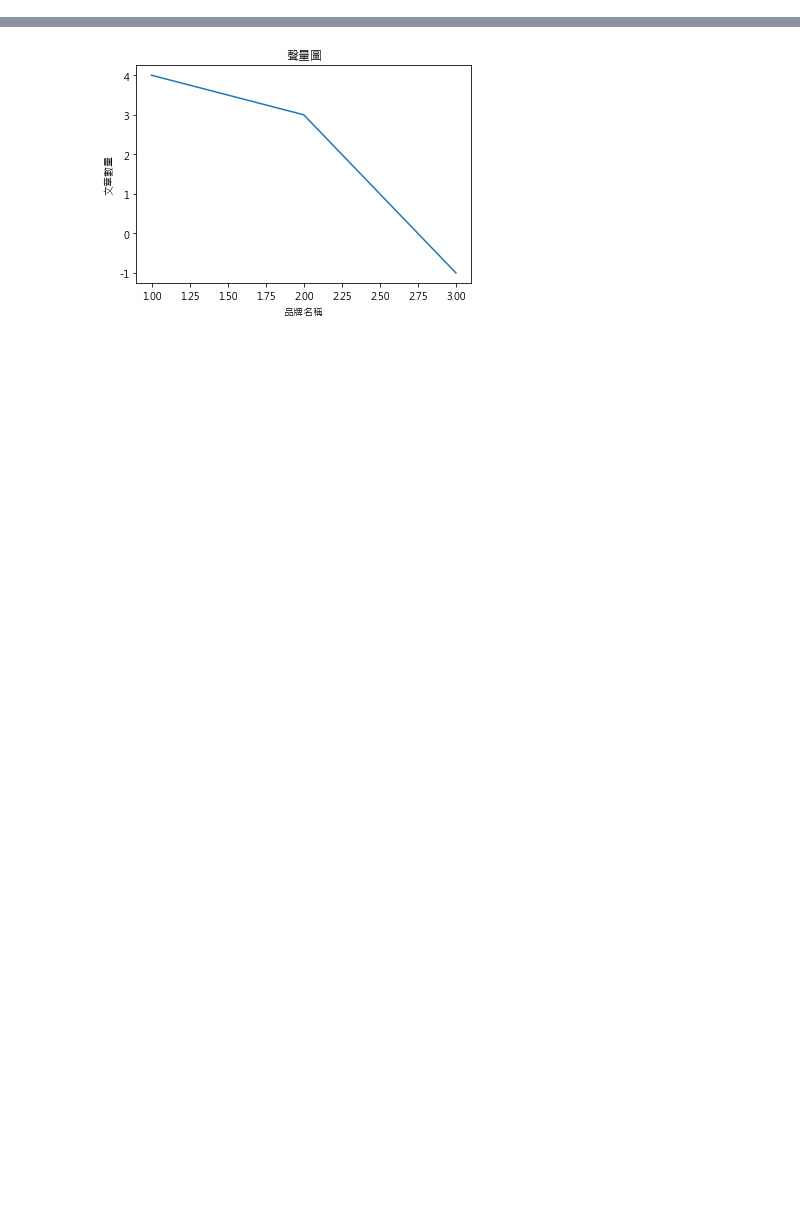
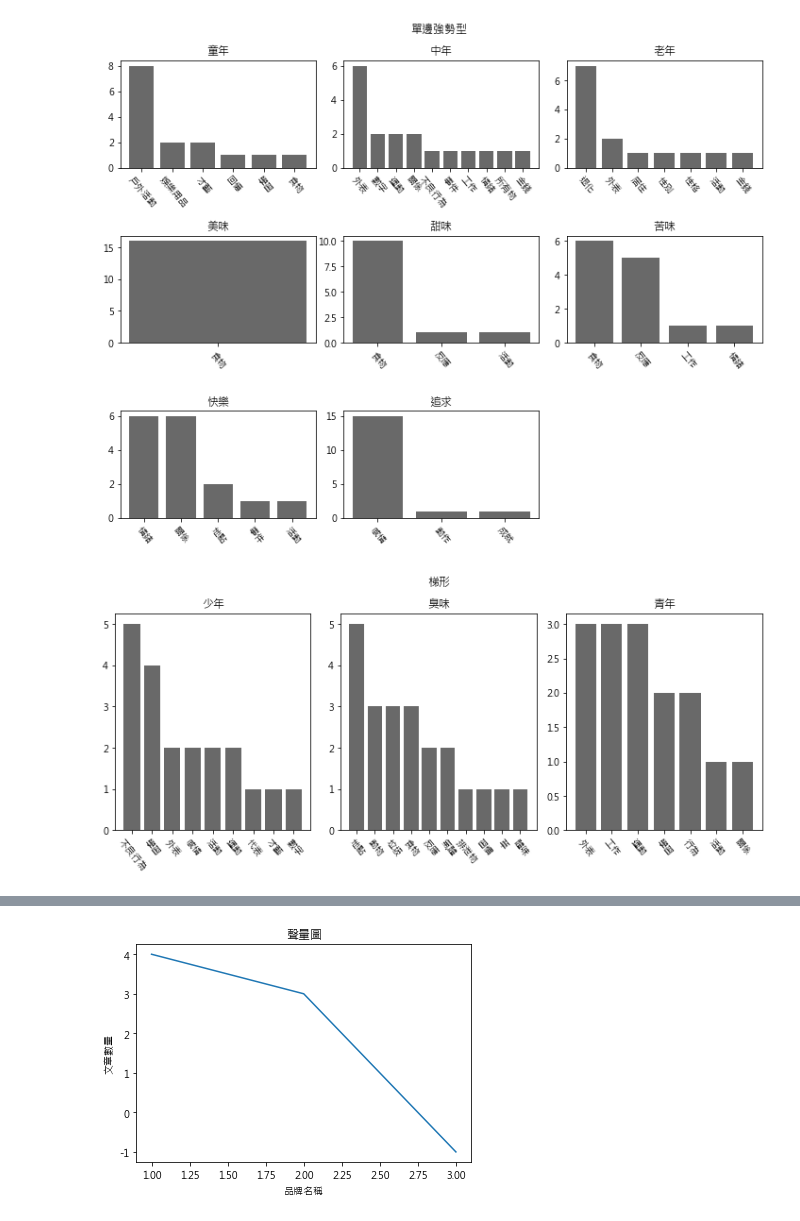
Before and after one commit to HsuHungKe/LinThesis, a Jupyter notebook: middlelevel_typology.ipynb, the cells around one changed output, grey strips where cells are left out. Cells and saved outputs as stored; diff of their text form; code cells hidden in the pictures; blank space fills up the shorter version.

```diff
--- a/middlelevel_typology.ipynb
+++ b/middlelevel_typology.ipynb
@@ -85,0 +95,53 @@ plt.show()
+# %%
+# Grouping based on distributional types
+
+list1 = ['童年','中年','老年','美味','甜味','苦味','快樂','追求']
+list2 = ['少年','臭味','青年']
+list3 = ['生命','死亡']
+list4 = ['香味','人生']
+list_title_2 =['單邊強勢型','梯形','自然對數型','遞減與弱單邊']
+list_all_2 = [list1, list2, list3,list4]
+# %%
+
+for k in range(len(list_all_2)):
+
+    fig = plt.figure(figsize=(10,8))
+
+    plt.suptitle(t=list_title_2[k],x=0.51)
+
+
+    for i in range(len(list_all_2[k])):
+
+    # Take out only one word
+        df_agg = df_new[df_new['概念']==list_all_2[k][i]] # take only one
+        df_agg = df_agg.groupby(['概念','類型']).count() # count number for each term
+        df_pic=df_agg.sort_values(by='數量', ascending=False) #set order from the largest amount to the smallest amount
+        #用這個函數來排序 df.sort_values(by='數量', ascending=True)
+        #https://stackoverflow.com/questions/70339417/how-to-order-values-a-dataframe-from-high-to-low-in-python
+
+        df_pic = pd.DataFrame(df_pic.to_records()) #convert pivot table back to dataframe
+
+
+        fig.subplots_adjust(left=0, right=1, bottom=0, top=1, hspace=0.05, wspace=0.05)
+        fig.add_subplot(len(list_all_2[k])//3+1, 3, i+1) #separate canvas
+
+
+    #***https://matplotlib.org/stable/gallery/misc/table_demo.html#sphx-glr-gallery-misc-table-demo-py 複雜版
+    #https://matplotlib.org/stable/tutorials/introductory/pyplot.html#sphx-glr-tutorials-introductory-pyplot-py 簡易
+    #pv_pic.plot.bar(x='類型',y='數量') 不是用於matplotlib
+        plt.bar(df_pic['類型'],df_pic['數量'],color="dimgrey")
+        plt.xticks(rotation=-50) #x軸斜體
+        plt.title(list_all_2[k][i])
+
+    # bar graph 參數 1. https://iter01.com/569325.html 2. https://steam.oxxostudio.tw/category/python/example/matplotlib-bar.html
+
+    fig.tight_layout() # Creating suitable spacing
+
+    fig.savefig('category_'+ list_title_2[k] + '.jpg') # export data seperately as jpg; https://www.youtube.com/watch?v=qpVhubsBcdk
+
+#spacing between figures; refer to https://www.geeksforgeeks.org/how-to-set-the-spacing-between-subplots-in-matplotlib-in-python/
+
+plt.show()
+# %% [output]
+[figure, added]
+[figure, added]
```
Also changed, not shown: parts of 12 cells of this notebook.
